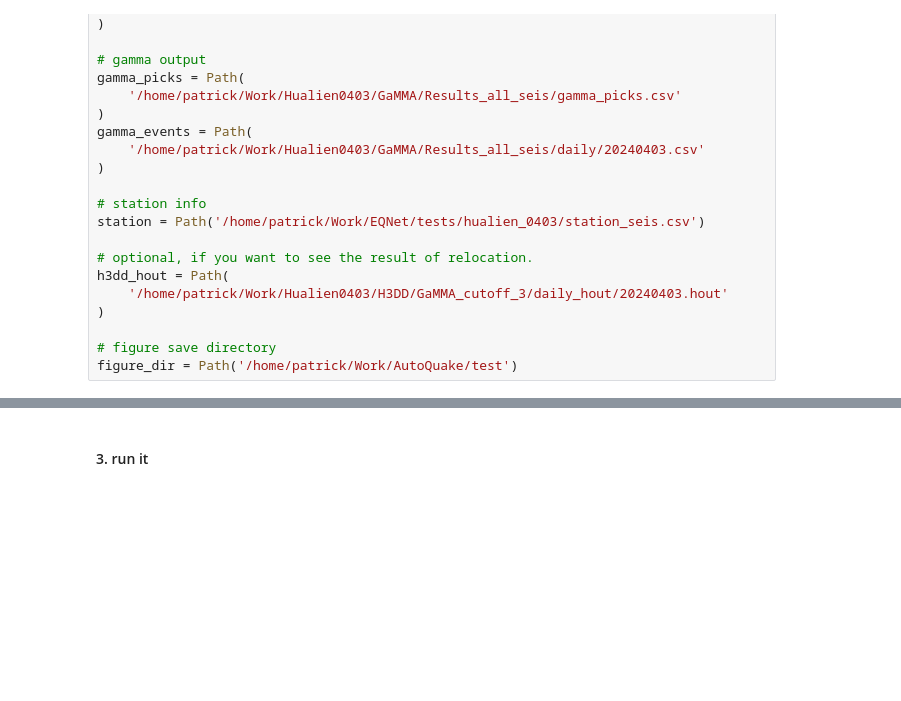
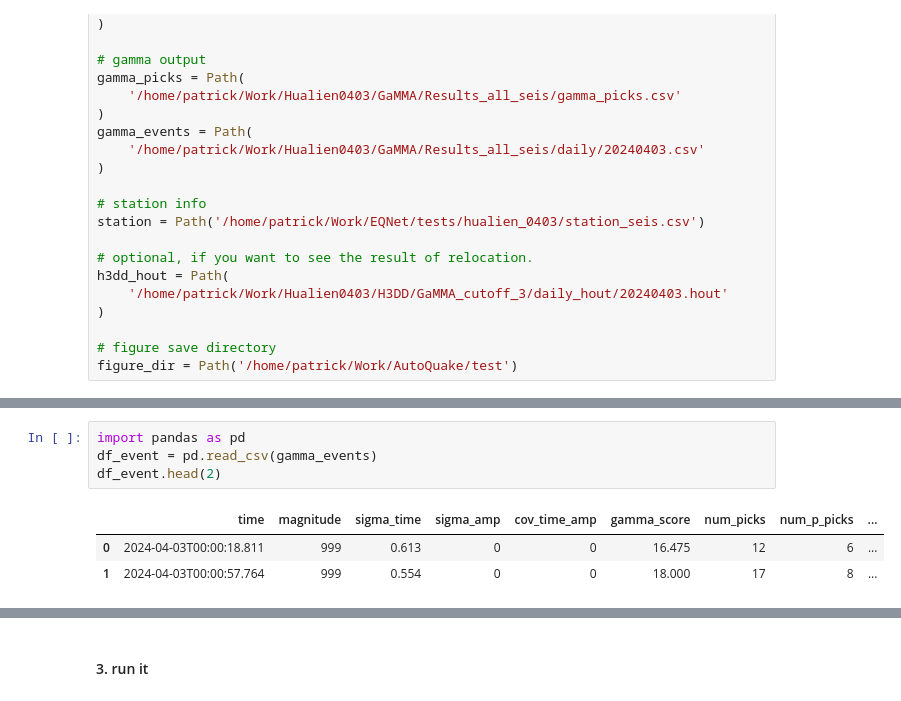
Before and after one commit to Landy-Lee/AutoQuake, a Jupyter notebook: example.ipynb, the cells around one changed output, grey strips where cells are left out. Drawn from its saved outputs; the diff is of its cells as text; blank space fills up the shorter version.

```diff
--- a/example.ipynb
+++ b/example.ipynb
@@ -60,0 +71,8 @@ from autoquake.visualization.check_plot import plot_asso
+# %%
+import pandas as pd
+df_event = pd.read_csv(gamma_events)
+df_event.head(2)
+# %% [output]
+|  | time | magnitude | sigma_time | sigma_amp | cov_time_amp | gamma_score | num_picks | num_p_picks | ... |
+| 0 | 2024-04-03T00:00:18.811 | 999 | 0.613 | 0 | 0 | 16.475 | 12 | 6 | ... |
+| 1 | 2024-04-03T00:00:57.764 | 999 | 0.554 | 0 | 0 | 18.000 | 17 | 8 | ... |
```
Also changed, not shown: parts of 32 cells of this notebook, 1 other file.
